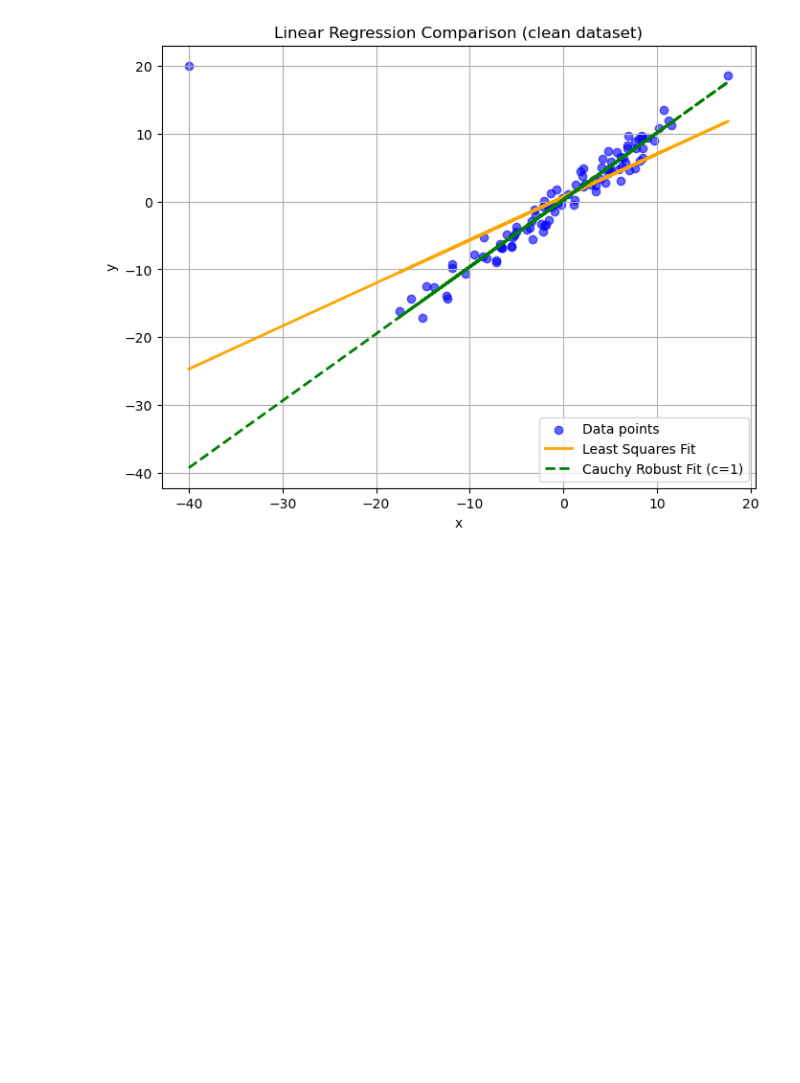
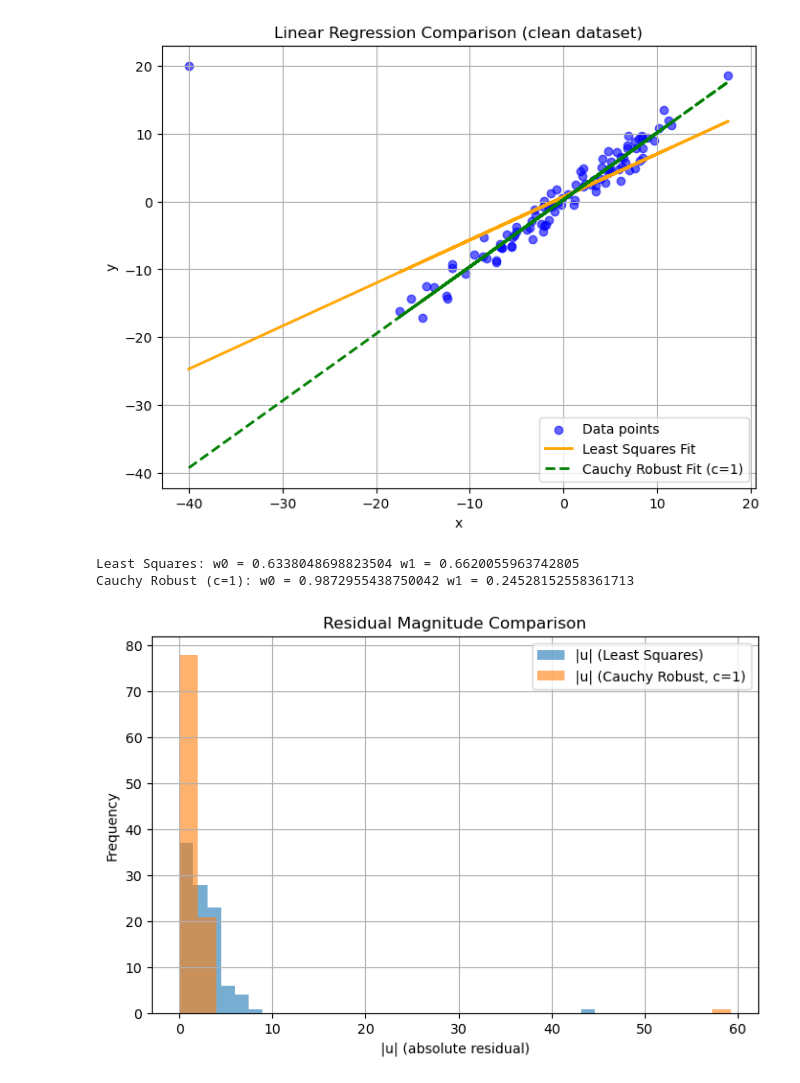
Before and after one commit to jcalataiut/Practiques_Optimization, a Jupyter notebook: prac_3.ipynb, the cells around one changed output. Drawn from its saved outputs; the diff is of its cells as text; code cells hidden in the pictures; blank space fills up the shorter version.

```diff
--- a/prac_3.ipynb
+++ b/prac_3.ipynb
@@ -48,15 +48,16 @@ def plot_regression(points, w, outliers=None, title="Linear Regression Fit"):
 
 
 def gradient_descent(points, rho=lambda u: 0.5 * u**2, rho_prime=lambda u: u,
-                     alpha=1e-4, max_iter=10000, tol=1e-6):
+                     alpha=1e-4, max_iter=10000, tol=1e-6, return_residuals=False):
     """
     Perform gradient descent to find w0, w1 minimizing sum of rho(e_i)
     where e_i = w0*x_i + w1 - y_i.
 
-    - rho: error function
-    - rho_prime: derivative of rho
+    Parameters:
+    - rho, rho_prime: error function and its derivative
     - alpha: learning rate
     - tol: stopping threshold for gradient norm
+    - return_residuals: if True, returns (w0, w1, residuals)
     """
     x = points[:, 0]
     y = points[:, 1]
@@ -80,9 +81,13 @@ def gradient_descent(points, rho=lambda u: 0.5 * u**2, rho_prime=lambda u: u,
         w0 -= alpha * grad_w0
         w1 -= alpha * grad_w1
 
-    return w0, w1
+    if return_residuals:
+        return w0, w1, e  # include residuals
+    else:
+        return w0, w1
 
-def gradient_descent_robust(points, c=1, alpha=1e-4, max_iter=10000, tol=1e-6):
+
+def gradient_descent_robust(points, c=1, alpha=1e-4, max_iter=10000, tol=1e-6, return_residuals=False):
     """
     Perform gradient descent using the Cauchy robust error function:
     rho(u) = (c^2 / 2) * log(1 + (u / c)^2)
@@ -90,8 +95,11 @@ def gradient_descent_robust(points, c=1, alpha=1e-4, max_iter=10000, tol=1e-6):
     """
     rho = lambda u: 0.5 * (c**2) * np.log(1 + (u / c)**2)
     rho_prime = lambda u: u / (1 + (u / c)**2)
+
     return gradient_descent(points, rho=rho, rho_prime=rho_prime,
-                            alpha=alpha, max_iter=max_iter, tol=tol)
+                            alpha=alpha, max_iter=max_iter, tol=tol,
+                            return_residuals=return_residuals)
+
 
 def compare_regression_methods(points, c=1, title_suffix="(no outliers)"):
     """
@@ -213,0 +275,27 @@ Cauchy Robust Fit (c=1): w0 = 0.9873, w1 = 0.2453
+# %%
+# Generate new dataset and introduce one outlier
+points = generate_points(angle_deg=45, seed=0)
+points[0] = [-40, 20]  # strong outlier
+
+# Compute both regressions and residuals
+w_ls, w1, u_ls = gradient_descent(points, return_residuals=True)
+w_c, w2, u_cauchy = gradient_descent_robust(points, c=1, return_residuals=True)
+
+# Print parameters
+print("Least Squares: w0 =", w_ls, "w1 =", w1)
+print("Cauchy Robust (c=1): w0 =", w_c, "w1 =", w2)
+
+# Compare residuals
+plt.figure(figsize=(8, 5))
+plt.hist(np.abs(u_ls), bins=30, alpha=0.6, label='|u| (Least Squares)')
+plt.hist(np.abs(u_cauchy), bins=30, alpha=0.6, label='|u| (Cauchy Robust, c=1)')
+plt.xlabel('|u| (absolute residual)')
+plt.ylabel('Frequency')
+plt.title('Residual Magnitude Comparison')
+plt.legend()
+plt.grid(True)
+plt.show()
+# %% [output]
+Least Squares: w0 = 0.6338048698823504 w1 = 0.6620055963742805
+Cauchy Robust (c=1): w0 = 0.9872955438750042 w1 = 0.24528152558361713
+[figure, added]
```
Also changed, not shown: parts of 4 cells of this notebook.
